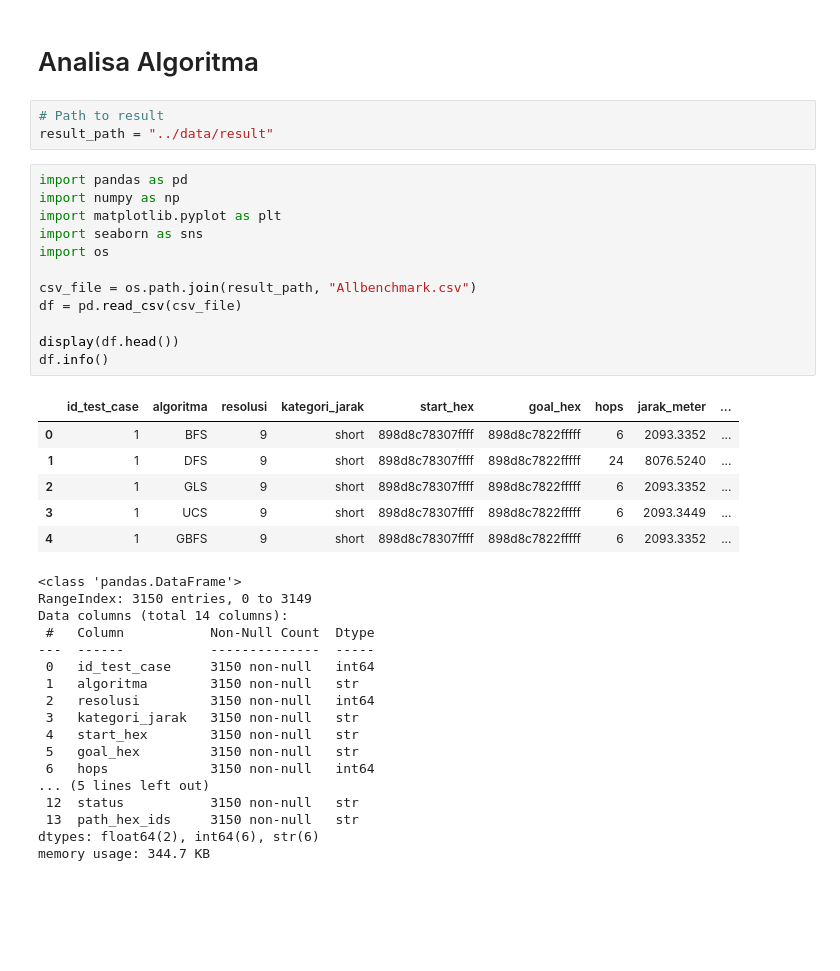
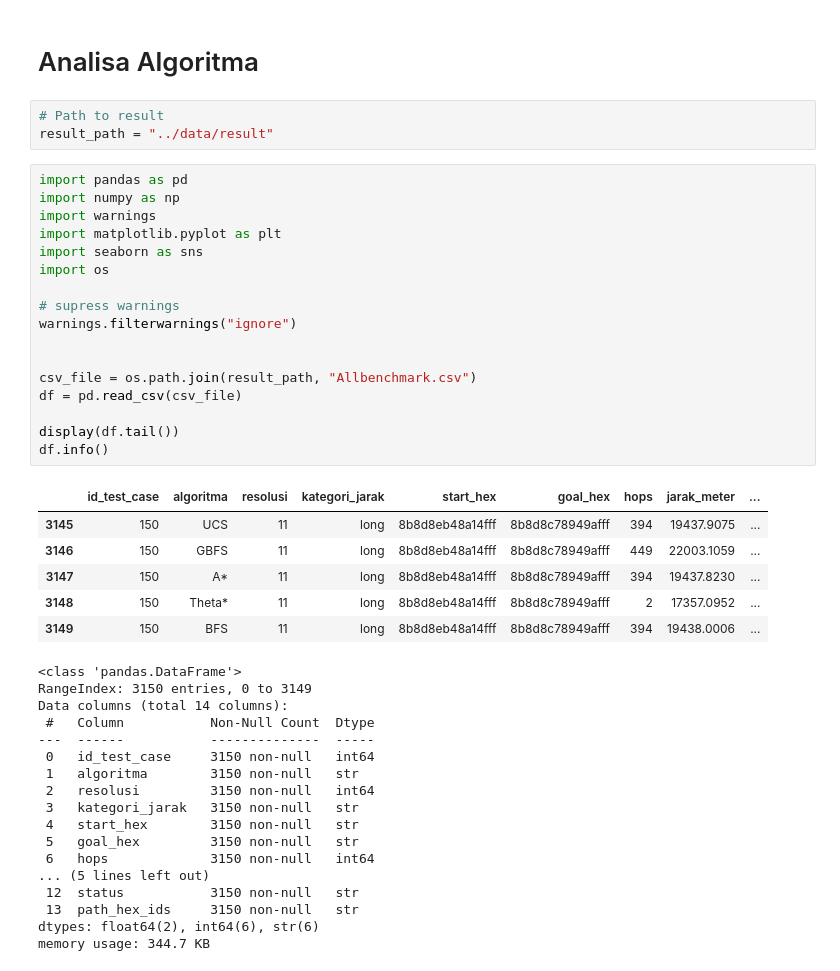
Before and after one commit to Yuseonr/uav-h3-pathfinding, a Jupyter notebook: analysis/notebook.ipynb, the cells around one changed output. Saved outputs shown, nothing was run; the diff lists cells and outputs as text; blank space fills up the shorter version.

```diff
--- a/analysis/notebook.ipynb
+++ b/analysis/notebook.ipynb
@@ -1,27 +1,32 @@
 # %% [markdown]
 # Analisa Algoritma
-# %%
-# Path to result
-result_path = "../data/result"
+# %%
+# Path to result
+result_path = "../data/result"
 # %%
 import pandas as pd
 import numpy as np
+import warnings
 import matplotlib.pyplot as plt
 import seaborn as sns
 import os
 
+# supress warnings
+warnings.filterwarnings("ignore")
+
+
 csv_file = os.path.join(result_path, "Allbenchmark.csv")
 df = pd.read_csv(csv_file)
 
-display(df.head())
+display(df.tail())
 df.info()
 # %% [output]
 |  | id_test_case | algoritma | resolusi | kategori_jarak | start_hex | goal_hex | hops | jarak_meter | ... |
-| 0 | 1 | BFS | 9 | short | 898d8c78307ffff | 898d8c7822fffff | 6 | 2093.3352 | ... |
-| 1 | 1 | DFS | 9 | short | 898d8c78307ffff | 898d8c7822fffff | 24 | 8076.5240 | ... |
-| 2 | 1 | GLS | 9 | short | 898d8c78307ffff | 898d8c7822fffff | 6 | 2093.3352 | ... |
-| 3 | 1 | UCS | 9 | short | 898d8c78307ffff | 898d8c7822fffff | 6 | 2093.3449 | ... |
-| 4 | 1 | GBFS | 9 | short | 898d8c78307ffff | 898d8c7822fffff | 6 | 2093.3352 | ... |
+| 3145 | 150 | UCS | 11 | long | 8b8d8eb48a14fff | 8b8d8c78949afff | 394 | 19437.9075 | ... |
+| 3146 | 150 | GBFS | 11 | long | 8b8d8eb48a14fff | 8b8d8c78949afff | 449 | 22003.1059 | ... |
+| 3147 | 150 | A* | 11 | long | 8b8d8eb48a14fff | 8b8d8c78949afff | 394 | 19437.8230 | ... |
+| 3148 | 150 | Theta* | 11 | long | 8b8d8eb48a14fff | 8b8d8c78949afff | 2 | 17357.0952 | ... |
+| 3149 | 150 | BFS | 11 | long | 8b8d8eb48a14fff | 8b8d8c78949afff | 394 | 19438.0006 | ... |
 <class 'pandas.DataFrame'>
 RangeIndex: 3150 entries, 0 to 3149
 Data columns (total 14 columns):
```
Also changed, not shown: parts of 1 cell of this notebook, 4 other files.
